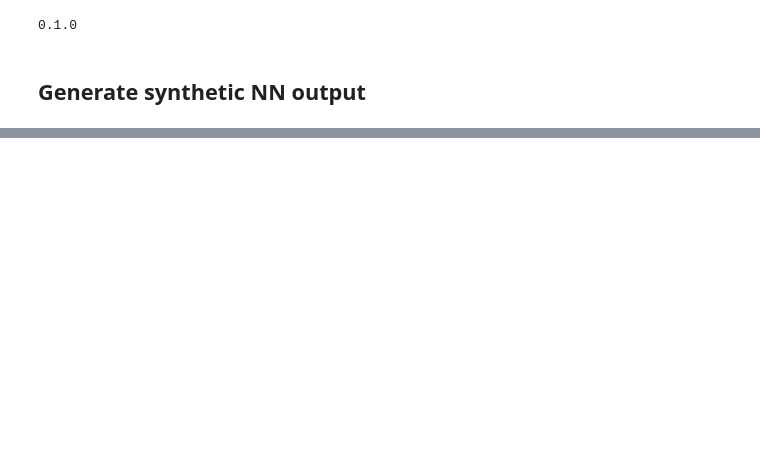
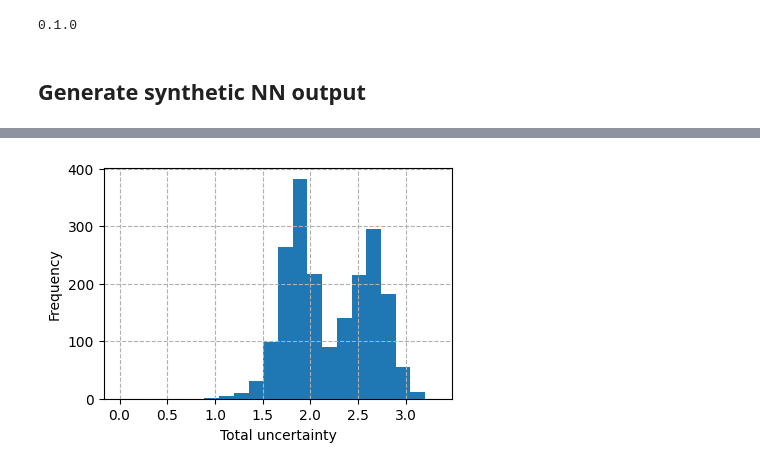
Before and after one commit to arthur-thuy/reject, a Jupyter notebook: docs/example.ipynb, the cells around one changed output, grey strips where cells are left out. Cells and saved outputs as stored; diff of their text form; code cells hidden in the pictures; blank space fills up the shorter version.

```diff
--- a/docs/example.ipynb
+++ b/docs/example.ipynb
@@ -28,0 +59,4 @@ rej = ClassificationRejector(y_true_all, y_pred_all)
+# %%
+fig = rej.plot_uncertainty(unc_type="TU")
+# %% [output]
+[figure, added]
```
Also changed, not shown: parts of 23 cells of this notebook.
